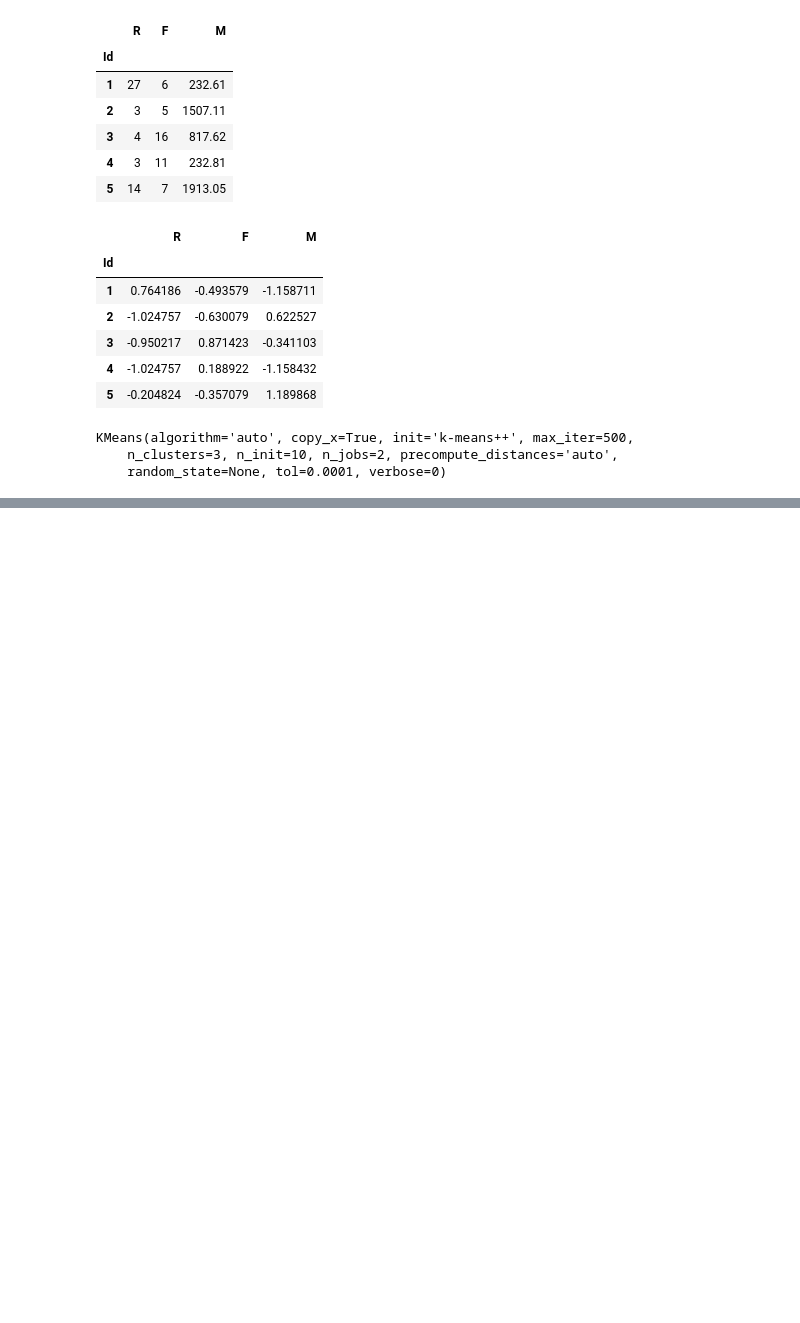
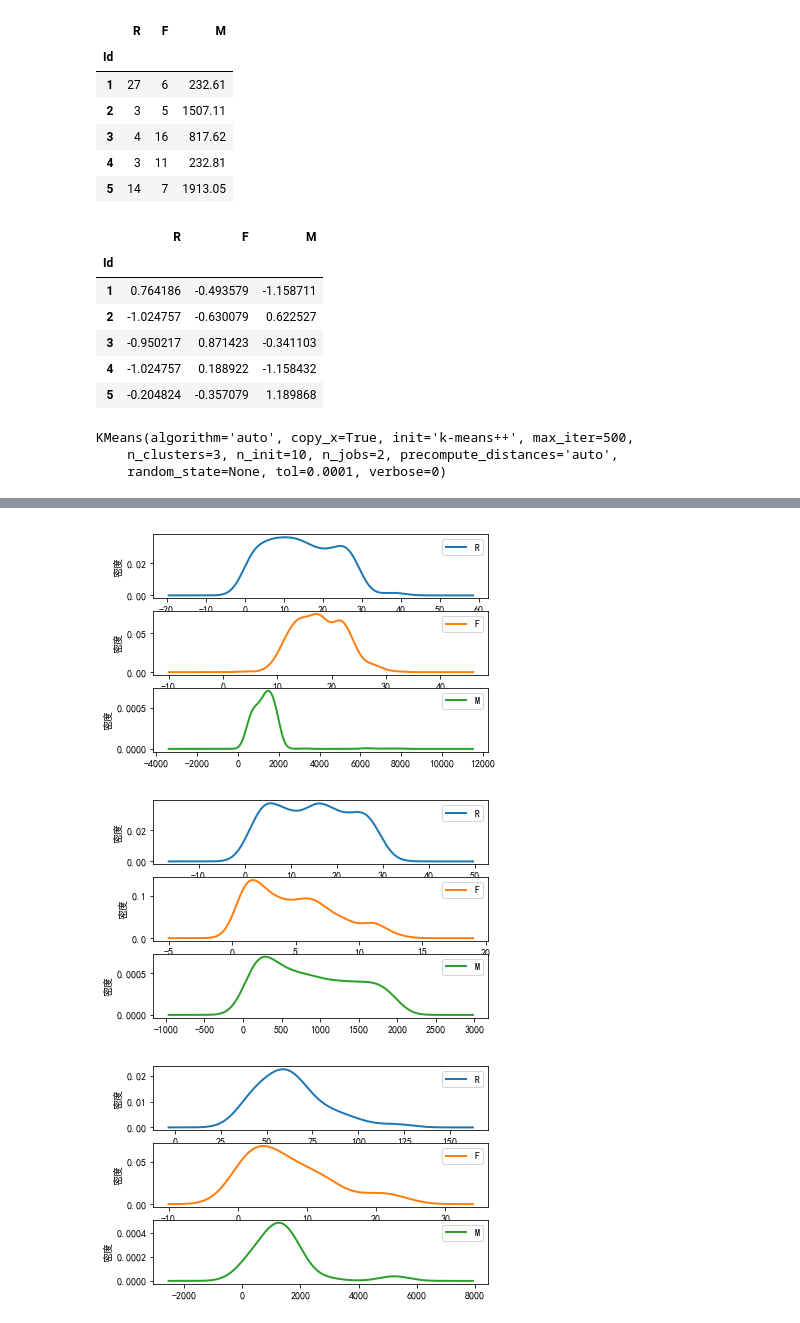
Before and after one commit to mylaobiana/Book_Python-Data-Analysis-and-mining-actual, a Jupyter notebook: 05_挖掘建模/5.4_K-Means 聚类算法.ipynb, the cells around one changed output, grey strips where cells are left out. Cells and saved outputs as stored; diff of their text form; code cells hidden in the pictures; blank space fills up the shorter version.

```diff
--- a/05_挖掘建模/5.4_K-Means 聚类算法.ipynb
+++ b/05_挖掘建模/5.4_K-Means 聚类算法.ipynb
@@ -61,2 +61,22 @@ r.head()
 # %%
 r.to_excel(outputFile)  # 保存结果
+# %%
+def density_plot(data):
+    '''
+    自定义绘图函数
+    '''
+    import matplotlib.pyplot as plt
+    plt.rcParams['font.sans-serif'] = ['SimHei']  # 正常显示中文标签
+    plt.rcParams['axes.unicode_minus'] = False  # 正常显示负号
+    p = data.plot(kind='kde', linewidth=2, subplots=True, sharex=False)
+    [p[i].set_ylabel('密度') for i in range(k)]
+    plt.legend()
+    return plt
+
+pic_output = './pd_'  # 概率密度图文件名前缀
+for i in range(k):
+    density_plot(data[r[u'类别标签']==i]).savefig(u'%s%s.png' %(pic_output, i))
+# %% [output]
+[figure, added]
+[figure, added]
+[figure, added]
```
Also changed, not shown: parts of 4 cells of this notebook.
